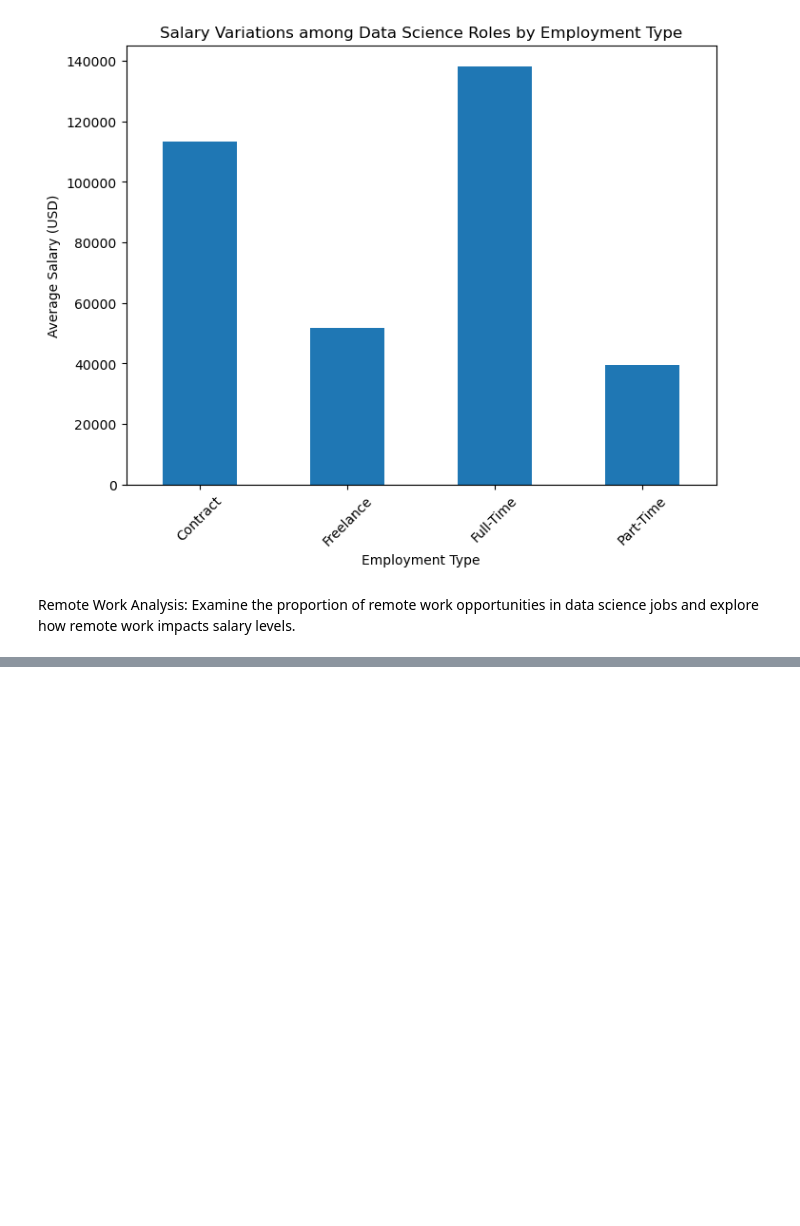
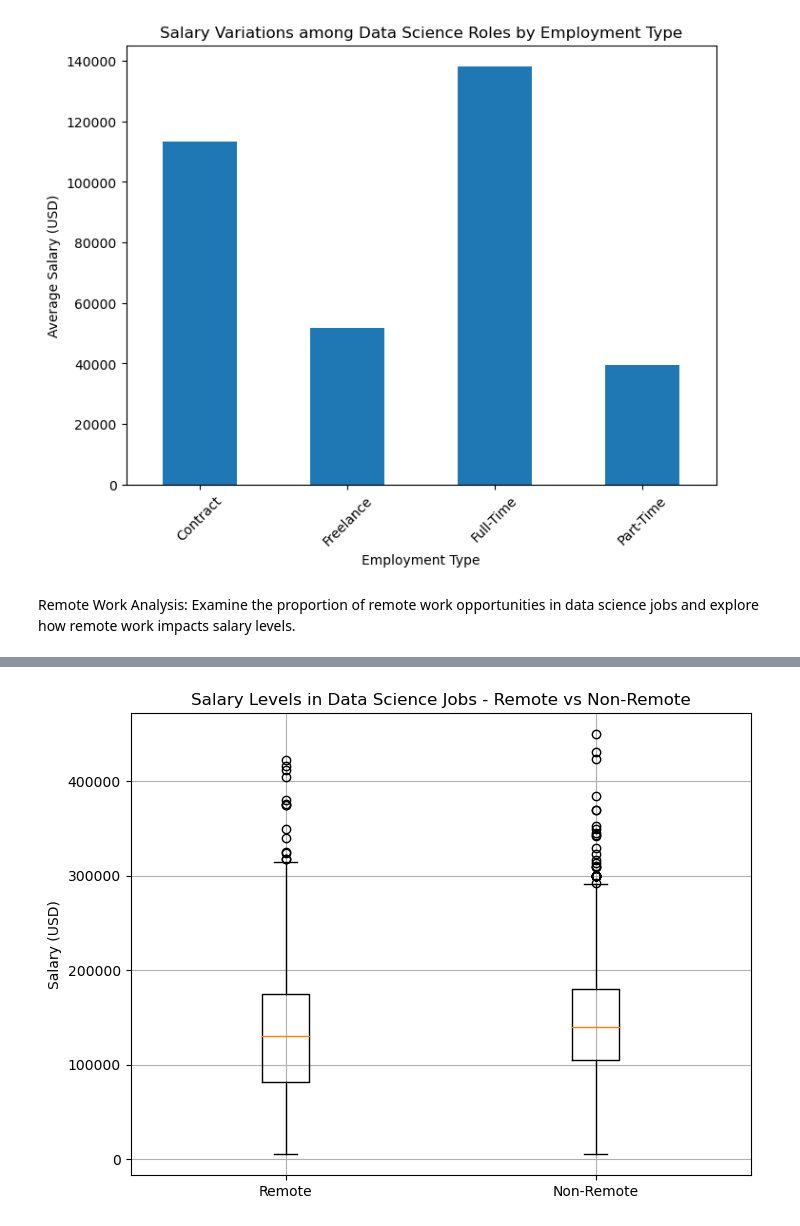
Before and after one commit to georgemcculloch/Data-Science-Salary-Analysis, a Jupyter notebook: data salaries.ipynb, the cells around one changed output, grey strips where cells are left out. Cells and saved outputs as stored; diff of their text form; code cells hidden in the pictures; blank space fills up the shorter version.

```diff
--- a/data salaries.ipynb
+++ b/data salaries.ipynb
@@ -218,0 +232,14 @@ Remote Work Analysis: Examine the proportion of remote work opportunities in dat
+# %%
+# seperate salary data for remote/non remote
+remote_salary = df[df['remote_ratio'] > 0]['salary_in_usd']
+non_remote_salary = df[df['remote_ratio'] == 0]['salary_in_usd']
+
+# plot salary levels for remote/non remote
+plt.figure(figsize=(8, 6))
+plt.boxplot([remote_salary, non_remote_salary], labels=['Remote', 'Non-Remote'])
+plt.ylabel('Salary (USD)')
+plt.title('Salary Levels in Data Science Jobs - Remote vs Non-Remote')
+plt.grid(True)
+plt.show()
+# %% [output]
+[figure, added]
```
Also changed, not shown: parts of 1 cell of this notebook.
